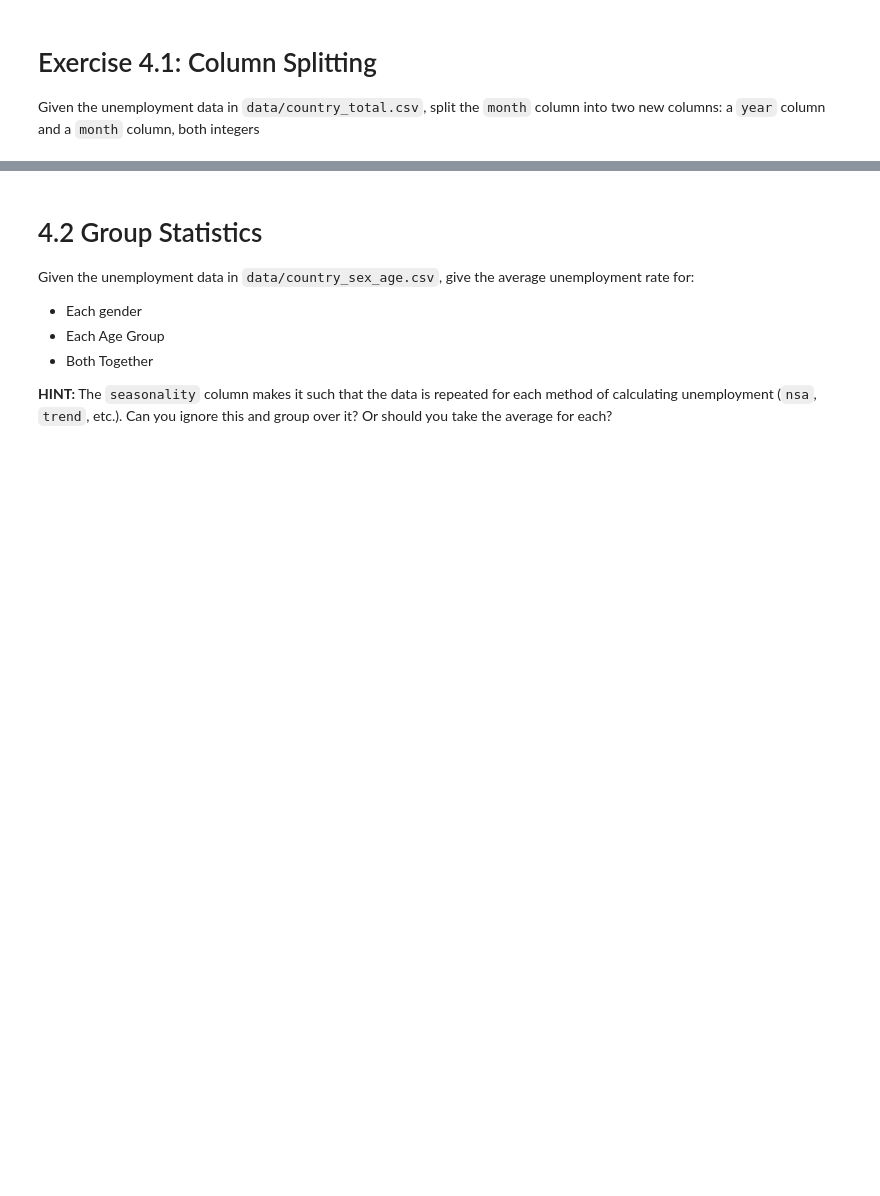
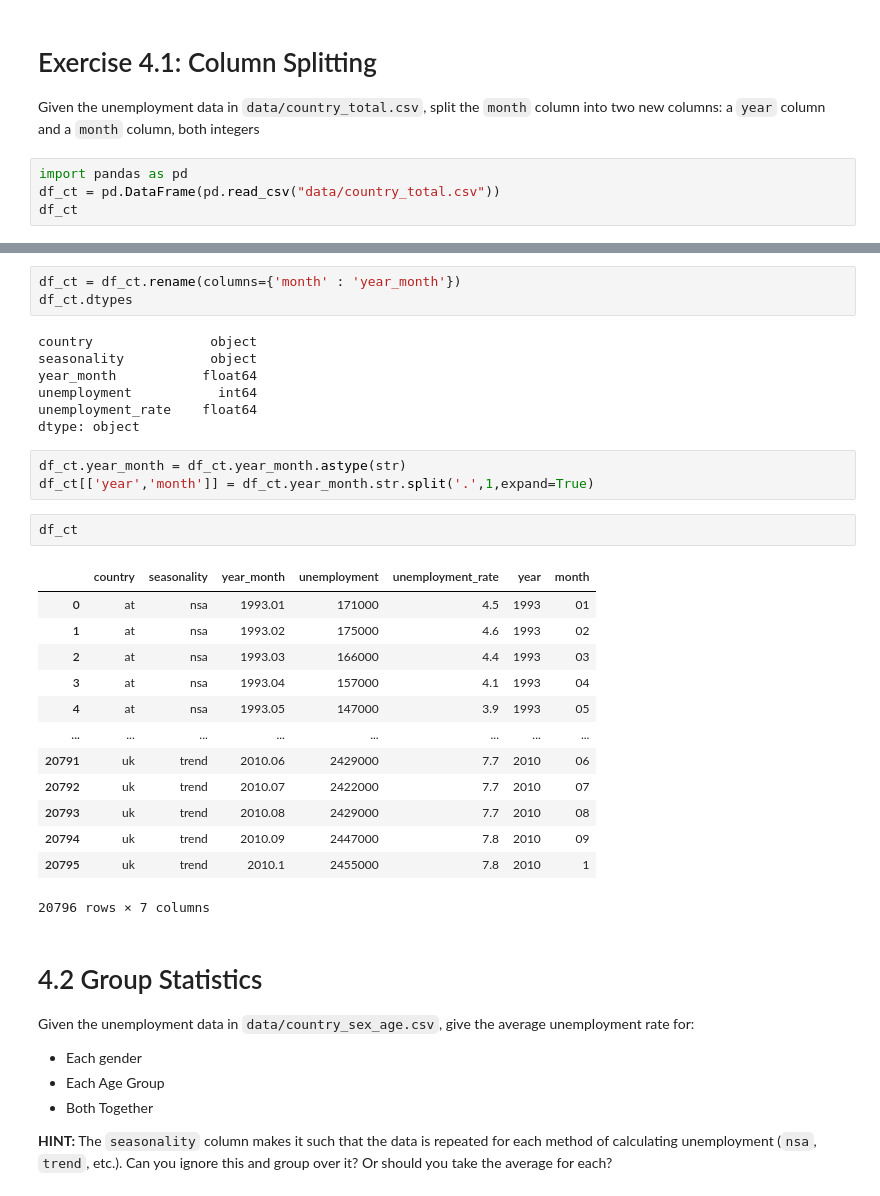
Before and after one commit to cb-ds-1/m2-1-pandas, a Jupyter notebook: workshop.ipynb, the cells around one changed output, grey strips where cells are left out. Drawn from its saved outputs; the diff is of its cells as text; blank space fills up the shorter version.

```diff
--- a/workshop.ipynb
+++ b/workshop.ipynb
@@ -125,3 +307,7 @@ Make the text in your dataframe:
 # Exercise 4.1: Column Splitting
 
 Given the unemployment data in `data/country_total.csv`, split the `month` column into two new columns: a `year` column and a `month` column, both integers
+# %%
+import pandas as pd
+df_ct = pd.DataFrame(pd.read_csv("data/country_total.csv"))
+df_ct
@@ -128,3 +328,32 @@ Given the unemployment data in `data/country_total.csv`, split the `month` colum
+# %%
+df_ct = df_ct.rename(columns={'month' : 'year_month'})
+df_ct.dtypes
+# %% [output]
+country               object
+seasonality           object
+year_month           float64
+unemployment           int64
+unemployment_rate    float64
+dtype: object
+# %%
+df_ct.year_month = df_ct.year_month.astype(str)
+df_ct[['year','month']] = df_ct.year_month.str.split('.',1,expand=True)
+# %%
+df_ct
+# %% [output]
+|  | country | seasonality | year_month | unemployment | unemployment_rate | year | month |
+| 0 | at | nsa | 1993.01 | 171000 | 4.5 | 1993 | 01 |
+| 1 | at | nsa | 1993.02 | 175000 | 4.6 | 1993 | 02 |
+| 2 | at | nsa | 1993.03 | 166000 | 4.4 | 1993 | 03 |
+| 3 | at | nsa | 1993.04 | 157000 | 4.1 | 1993 | 04 |
+| 4 | at | nsa | 1993.05 | 147000 | 3.9 | 1993 | 05 |
+| ... | ... | ... | ... | ... | ... | ... | ... |
+| 20791 | uk | trend | 2010.06 | 2429000 | 7.7 | 2010 | 06 |
+| 20792 | uk | trend | 2010.07 | 2422000 | 7.7 | 2010 | 07 |
+| 20793 | uk | trend | 2010.08 | 2429000 | 7.7 | 2010 | 08 |
+| 20794 | uk | trend | 2010.09 | 2447000 | 7.8 | 2010 | 09 |
+| 20795 | uk | trend | 2010.1 | 2455000 | 7.8 | 2010 | 1 |
+20796 rows × 7 columns
 # %% [markdown]
 # 4.2 Group Statistics
 
```
Also changed, not shown: parts of 47 cells of this notebook.
